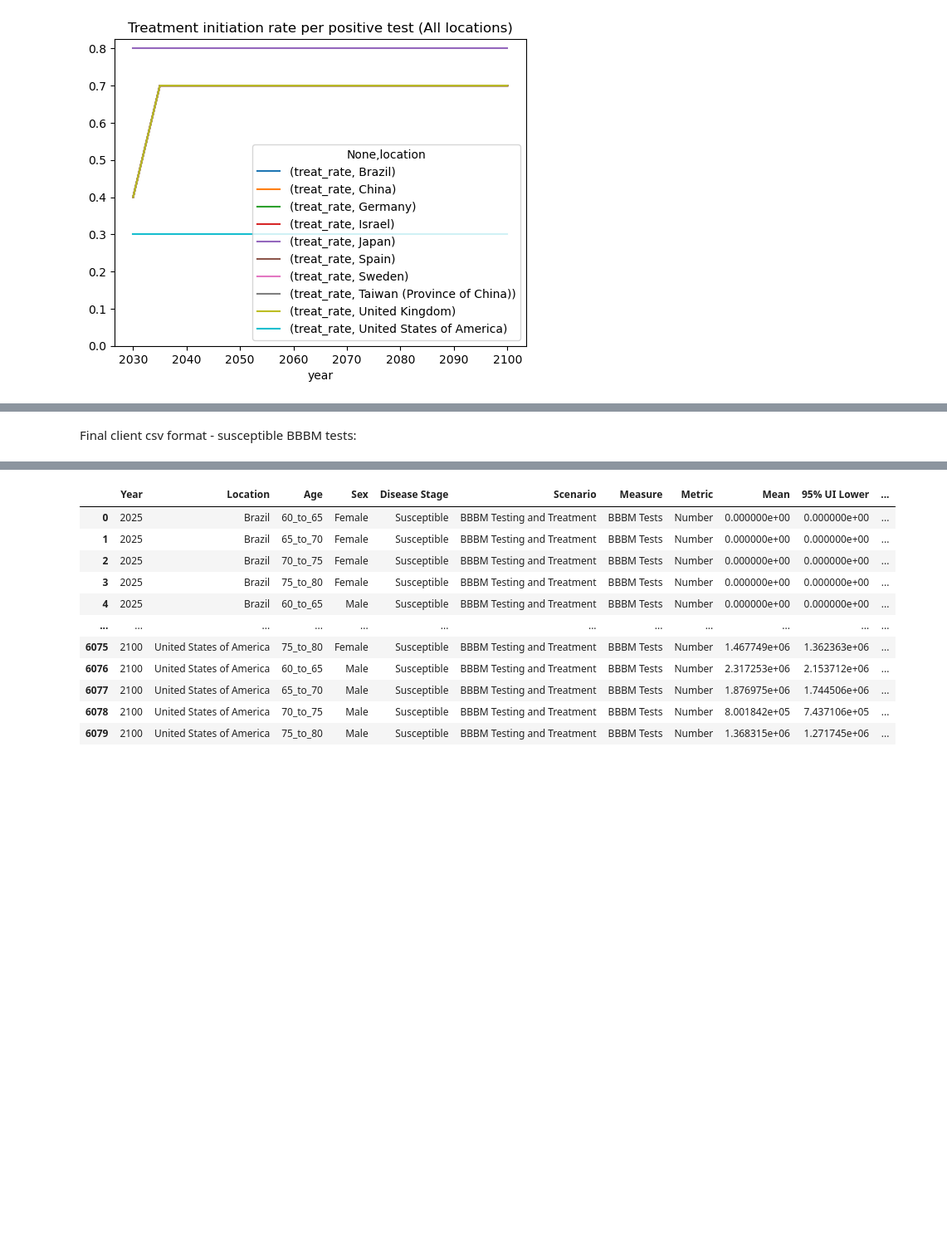
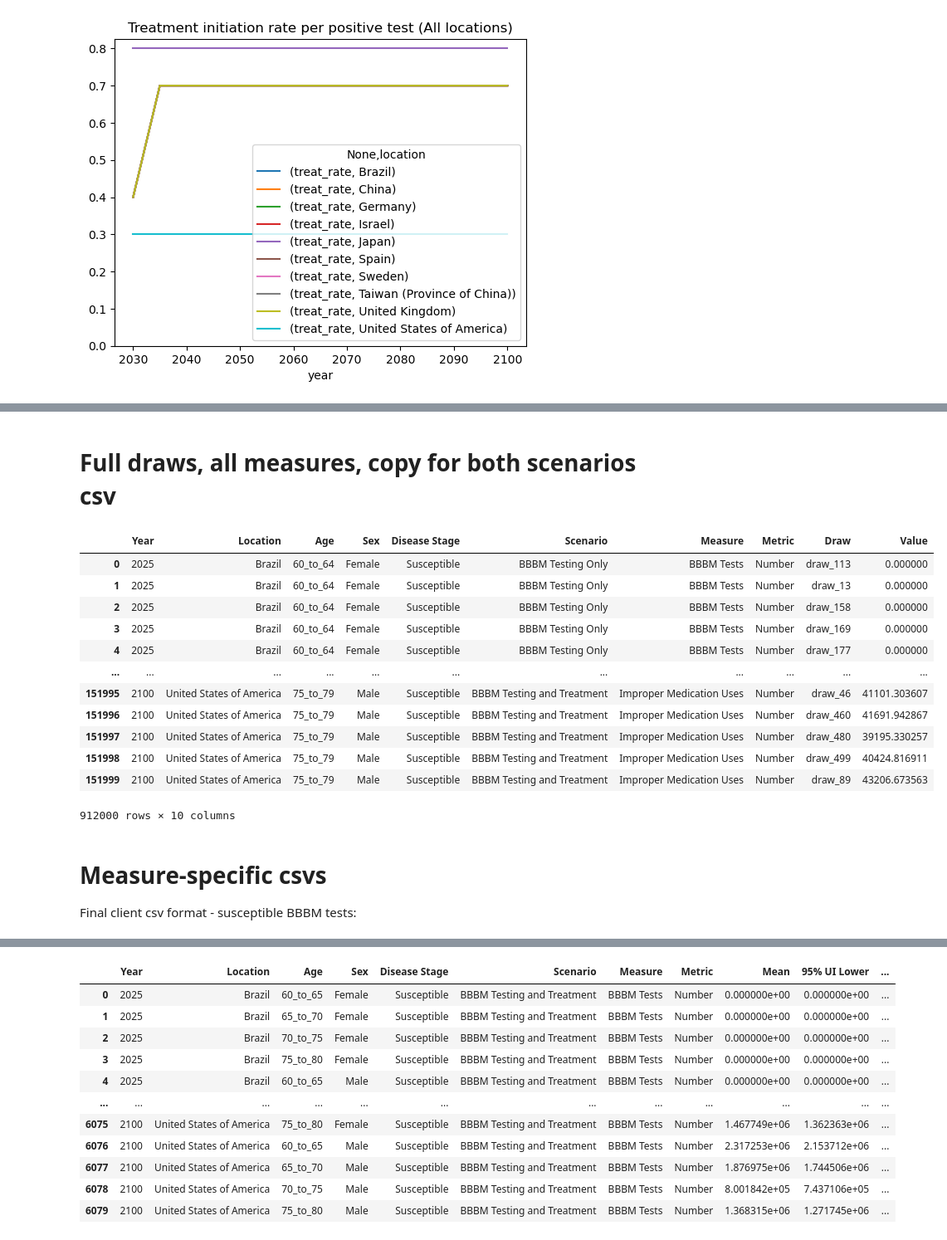
Before and after one commit to ihmeuw/vivarium_research_alzheimers, a Jupyter notebook: outside_sim_calculations/multistate_testing_treatment_table.ipynb, the cells around one changed output, grey strips where cells are left out. Shown at 83% size. Saved outputs shown, nothing was run; the diff lists cells and outputs as text; code cells hidden in the pictures; blank space fills up the shorter version.

```diff
--- a/outside_sim_calculations/multistate_testing_treatment_table.ipynb
+++ b/outside_sim_calculations/multistate_testing_treatment_table.ipynb
@@ -624,0 +657,24 @@ def add_cols_and_rename(df, measure: str):
+# %% [markdown]
+# Full draws, all measures, copy for both scenarios csv
+# %%
+df = pt_output_final
+pt_output_final_test_only = concat_all_measures(df, "BBBM Testing Only", False)
+pt_output_final_test_treat = concat_all_measures(
+    df, "BBBM Testing and Treatment", False
+)
+pt_output_final_csv = pd.concat([pt_output_final_test_only, pt_output_final_test_treat])
+pt_output_final_csv
+# %% [output]
+|  | Year | Location | Age | Sex | Disease Stage | Scenario | Measure | Metric | Draw | Value |
+| 0 | 2025 | Brazil | 60_to_64 | Female | Susceptible | BBBM Testing Only | BBBM Tests | Number | draw_113 | 0.000000 |
+| 1 | 2025 | Brazil | 60_to_64 | Female | Susceptible | BBBM Testing Only | BBBM Tests | Number | draw_13 | 0.000000 |
+| 2 | 2025 | Brazil | 60_to_64 | Female | Susceptible | BBBM Testing Only | BBBM Tests | Number | draw_158 | 0.000000 |
+| 3 | 2025 | Brazil | 60_to_64 | Female | Susceptible | BBBM Testing Only | BBBM Tests | Number | draw_169 | 0.000000 |
+| 4 | 2025 | Brazil | 60_to_64 | Female | Susceptible | BBBM Testing Only | BBBM Tests | Number | draw_177 | 0.000000 |
+| ... | ... | ... | ... | ... | ... | ... | ... | ... | ... | ... |
+| 151995 | 2100 | United States of America | 75_to_79 | Male | Susceptible | BBBM Testing and Treatment | Improper Medication Uses | Number | draw_46 | 41101.303607 |
+| 151996 | 2100 | United States of America | 75_to_79 | Male | Susceptible | BBBM Testing and Treatment | Improper Medication Uses | Number | draw_460 | 41691.942867 |
+| 151997 | 2100 | United States of America | 75_to_79 | Male | Susceptible | BBBM Testing and Treatment | Improper Medication Uses | Number | draw_480 | 39195.330257 |
+| 151998 | 2100 | United States of America | 75_to_79 | Male | Susceptible | BBBM Testing and Treatment | Improper Medication Uses | Number | draw_499 | 40424.816911 |
+| 151999 | 2100 | United States of America | 75_to_79 | Male | Susceptible | BBBM Testing and Treatment | Improper Medication Uses | Number | draw_89 | 43206.673563 |
+912000 rows × 10 columns
@@ -625,4 +685,6 @@ def add_cols_and_rename(df, measure: str):
 # %% [markdown]
+# Measure-specific csvs
+
 Final client csv format - susceptible BBBM tests:
 # %%
 susc_tests = describe_col(pt_output_final["bbbm_test_count"])
```
Also changed, not shown: parts of 7 cells of this notebook.
